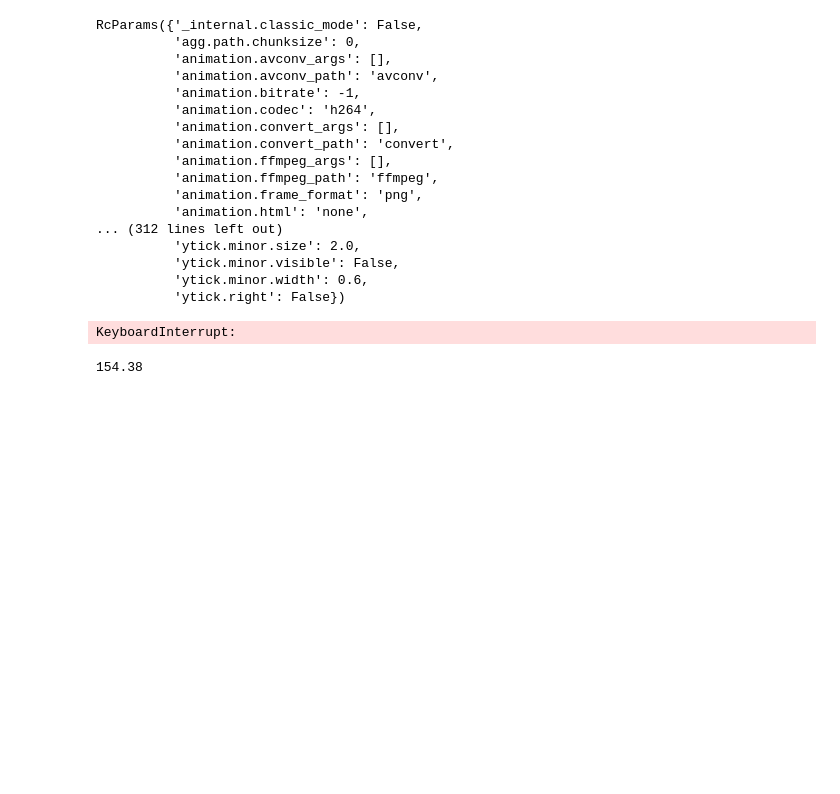
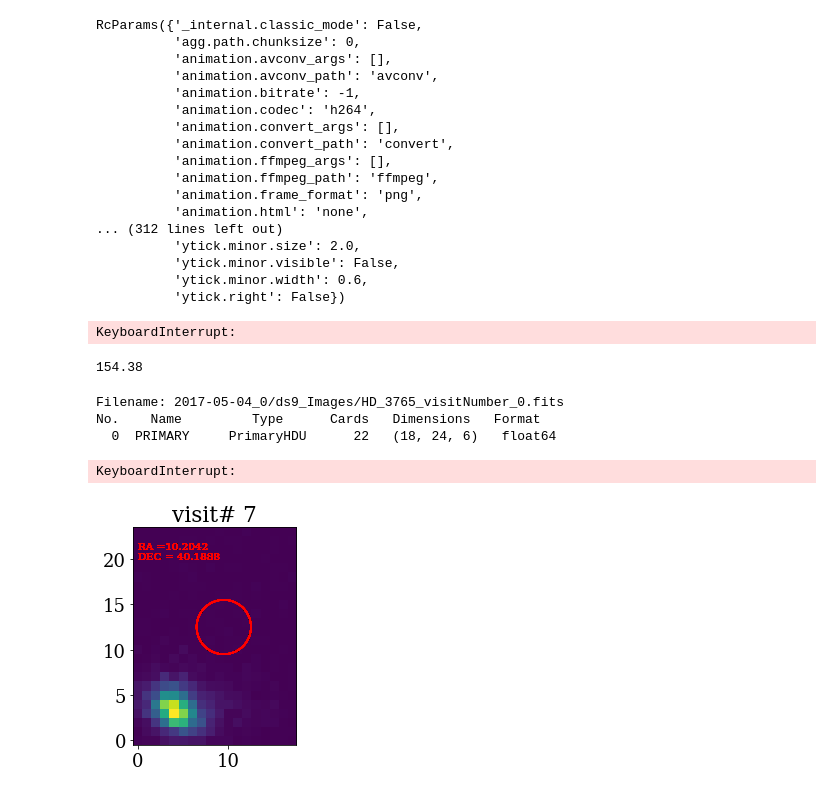
Before and after one commit to ZacheryLaycock/GALEX_MtWilson, a Jupyter notebook: TestingNotebook.ipynb, the cells around one changed output. Cells and saved outputs as stored; diff of their text form; code cells hidden in the pictures; blank space fills up the shorter version.

```diff
--- a/TestingNotebook.ipynb
+++ b/TestingNotebook.ipynb
@@ -223,3 +225,61 @@ KeyboardInterrupt:
 hours =
 # %% [output]
 154.38
+# %%
+file1 = "2017-05-04_0/ds9_Images/HD_3765_visitNumber_" #as an example
+file = file1 + "0.fits"
+hdulist = fits.open(file)
+hdulist.info()
+hdulist[0].header
+c_x = hdulist[0].header['CRPIX1']
+c_y = hdulist[0].header['CRPIX2']
+ra = hdulist[0].header['CRVAL1']
+dec = hdulist[0].header['CRVAL2']
+
+k = 0
+imageArray = []
+while(os.path.exists(file)):
+# for k in range(0,74):
+    w = str(k);
+    k = k + 1
+    file = file1 + w + ".fits"
+    if( not os.path.exists(file)):
+        break
+    hdulist = fits.open(file)
+    cube = hdulist[0].data
+    for b in range(0,len(cube)):
+        plt.title("visit# " + w)
+        plt.imshow(cube[b,:,:], origin='lower')
+        x = 3*np.cos(np.arange(0,2*np.pi,.001)) + c_x
+        y = 3*np.sin(np.arange(0,2*np.pi,.001)) + c_y
+        plt.plot(x,y,c='red')
+        plt.annotate("RA =" + str(ra) + "\n" + "DEC = " + str(dec), xy = (0, 20), size = "xx-small", color = 'r')
+
+        name = "2017-06-01_1/ds9_Images/image"+str(b)+"_"+str(k-1)+".png"
+        plt.savefig(name)
+        imageArray.append(imageio.imread(name))
+
+imageio.mimsave("2017-06-01_1/ds9_Images/GIF.gif",imageArray)
+
+
+
+
+
+
+#         fig2 = plt.figure()
+
+#         for j in np.arange(0,1000,5):
+#             ims.append(plt.plot(expmat2[1],np.absolute(expmat2[2][j]),'r',))
+
+
+#         im_ani = animation.ArtistAnimation(fig2, ims, interval=50, repeat_delay=3000,blit=True)
+#         # To save this second animation with some metadata, use the following command:
+#         im_ani.save('gaussian_rectanglebarrier.mp4',dpi=500)
+
+#         plt.show()
+# %% [output]
+Filename: 2017-05-04_0/ds9_Images/HD_3765_visitNumber_0.fits
+No.    Name         Type      Cards   Dimensions   Format
+  0  PRIMARY     PrimaryHDU      22   (18, 24, 6)   float64
+KeyboardInterrupt:
+[figure, added]
```
Also changed, not shown: parts of 1 cell of this notebook, 9 other files.
